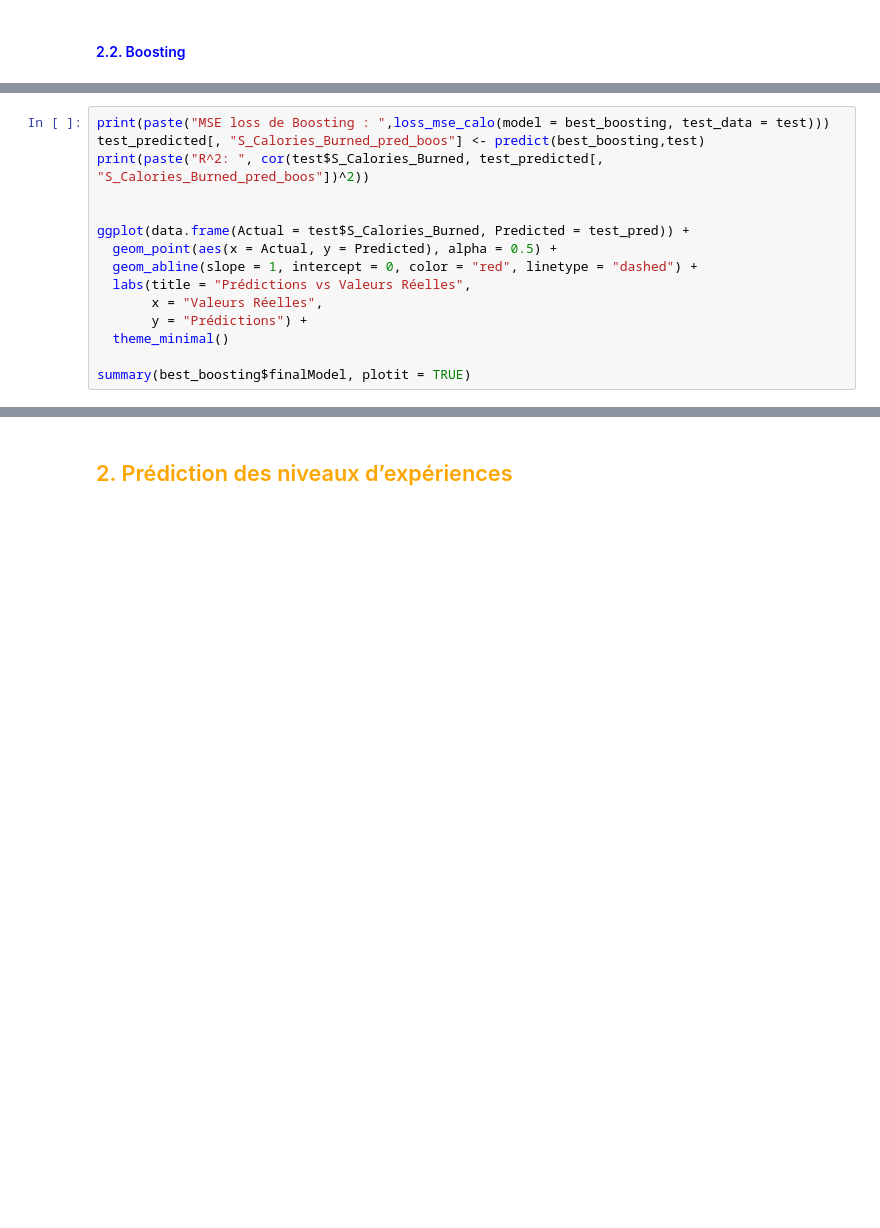
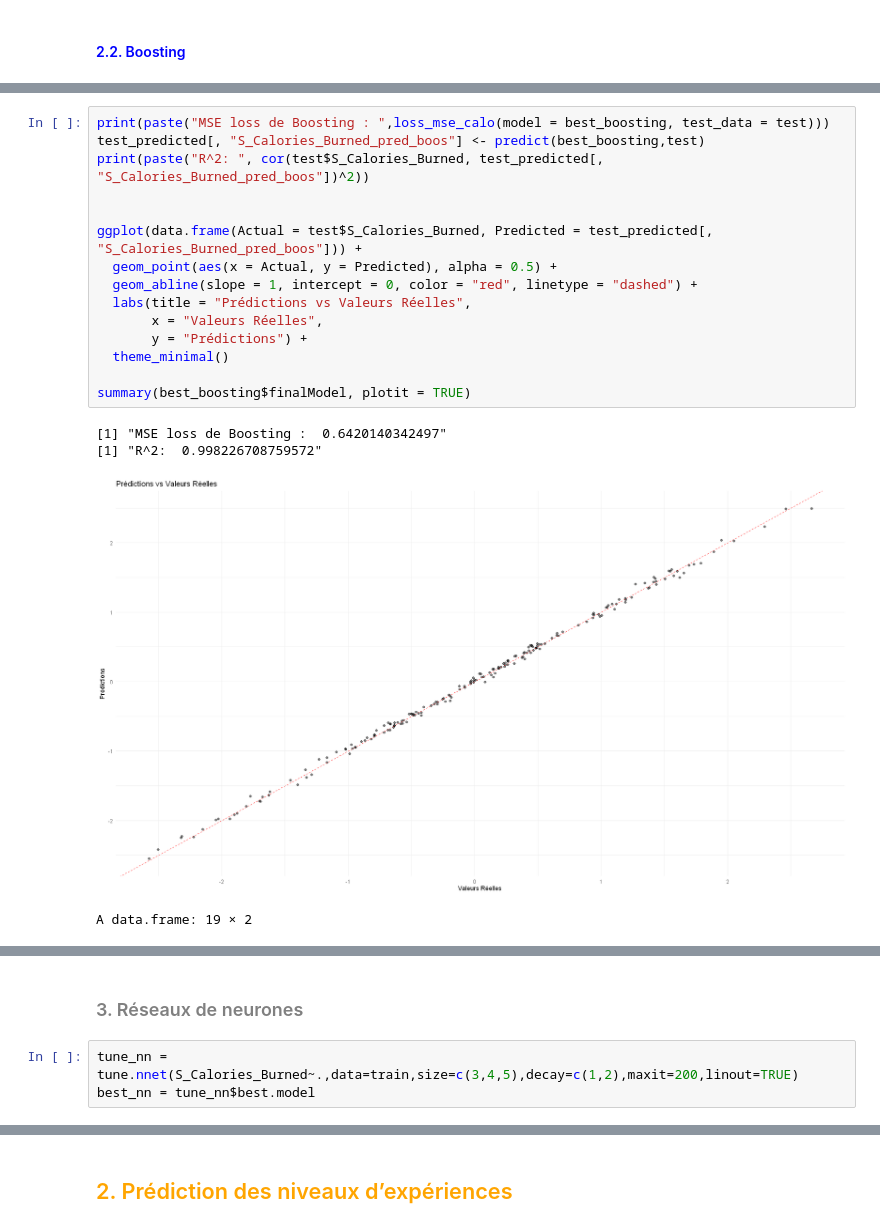
Before and after one commit to Anhquannnnnn/Machine-Learning, a Jupyter notebook: R.ipynb, the cells around one changed output, grey strips where cells are left out. Cells and saved outputs as stored; diff of their text form; blank space fills up the shorter version.

```diff
--- a/R.ipynb
+++ b/R.ipynb
@@ -871,15 +907,20 @@ ggplot(best_boosting) + theme_minimal()
 # %%
 print(paste("MSE loss de Boosting : ",loss_mse_calo(model = best_boosting, test_data = test)))
 test_predicted[, "S_Calories_Burned_pred_boos"] <- predict(best_boosting,test)
 print(paste("R^2: ", cor(test$S_Calories_Burned, test_predicted[, "S_Calories_Burned_pred_boos"])^2))
 
 
-ggplot(data.frame(Actual = test$S_Calories_Burned, Predicted = test_pred)) +
+ggplot(data.frame(Actual = test$S_Calories_Burned, Predicted = test_predicted[, "S_Calories_Burned_pred_boos"])) +
   geom_point(aes(x = Actual, y = Predicted), alpha = 0.5) +
   geom_abline(slope = 1, intercept = 0, color = "red", linetype = "dashed") +
   labs(title = "Prédictions vs Valeurs Réelles",
        x = "Valeurs Réelles",
        y = "Prédictions") +
   theme_minimal()
 
 summary(best_boosting$finalModel, plotit = TRUE)
+# %% [output]
+[1] "MSE loss de Boosting :  0.6420140342497"
+[1] "R^2:  0.998226708759572"
+[figure, added]
+A data.frame: 19 × 2
@@ -885,0 +946,5 @@ summary(best_boosting$finalModel, plotit = TRUE)
+# %% [markdown]
+### <FONT COLOR="Gray">3. Réseaux de neurones</font>
+# %%
+tune_nn = tune.nnet(S_Calories_Burned~.,data=train,size=c(3,4,5),decay=c(1,2),maxit=200,linout=TRUE)
+best_nn = tune_nn$best.model
```
Also changed, not shown: parts of 91 cells of this notebook.
